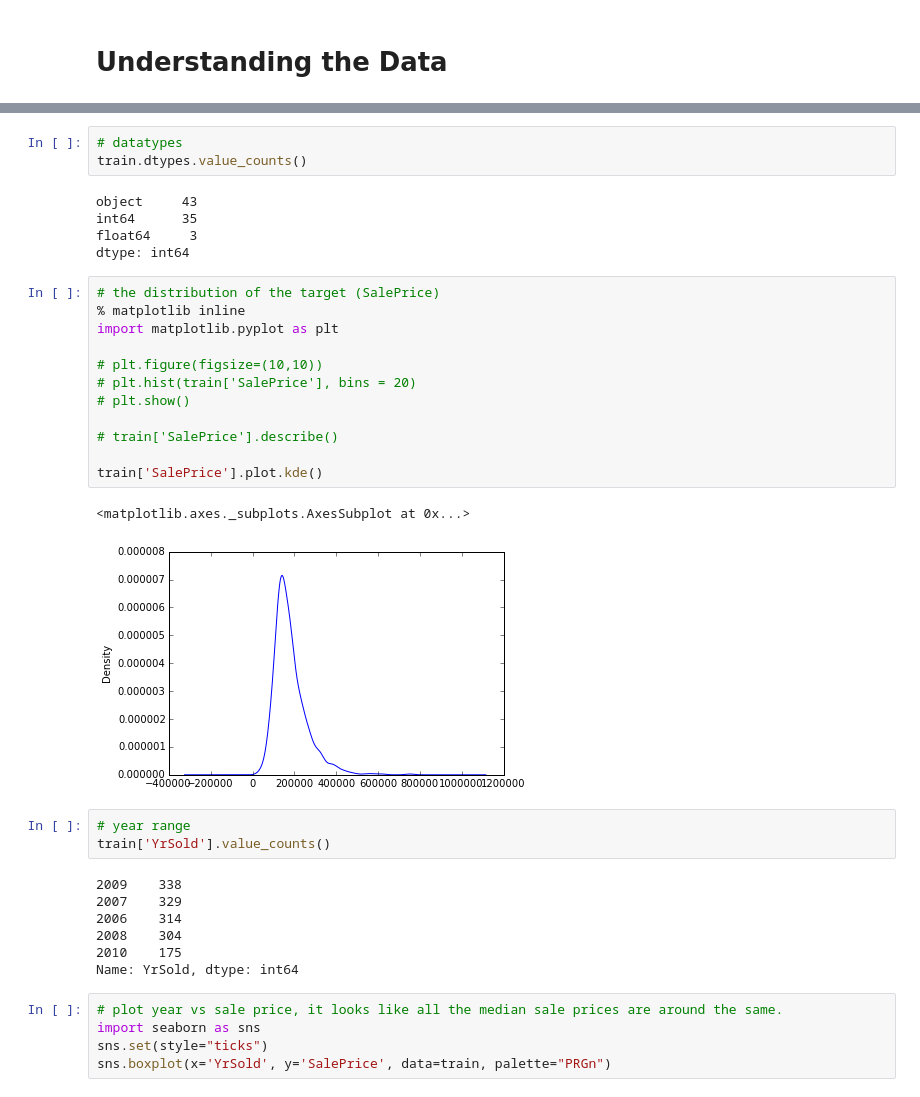
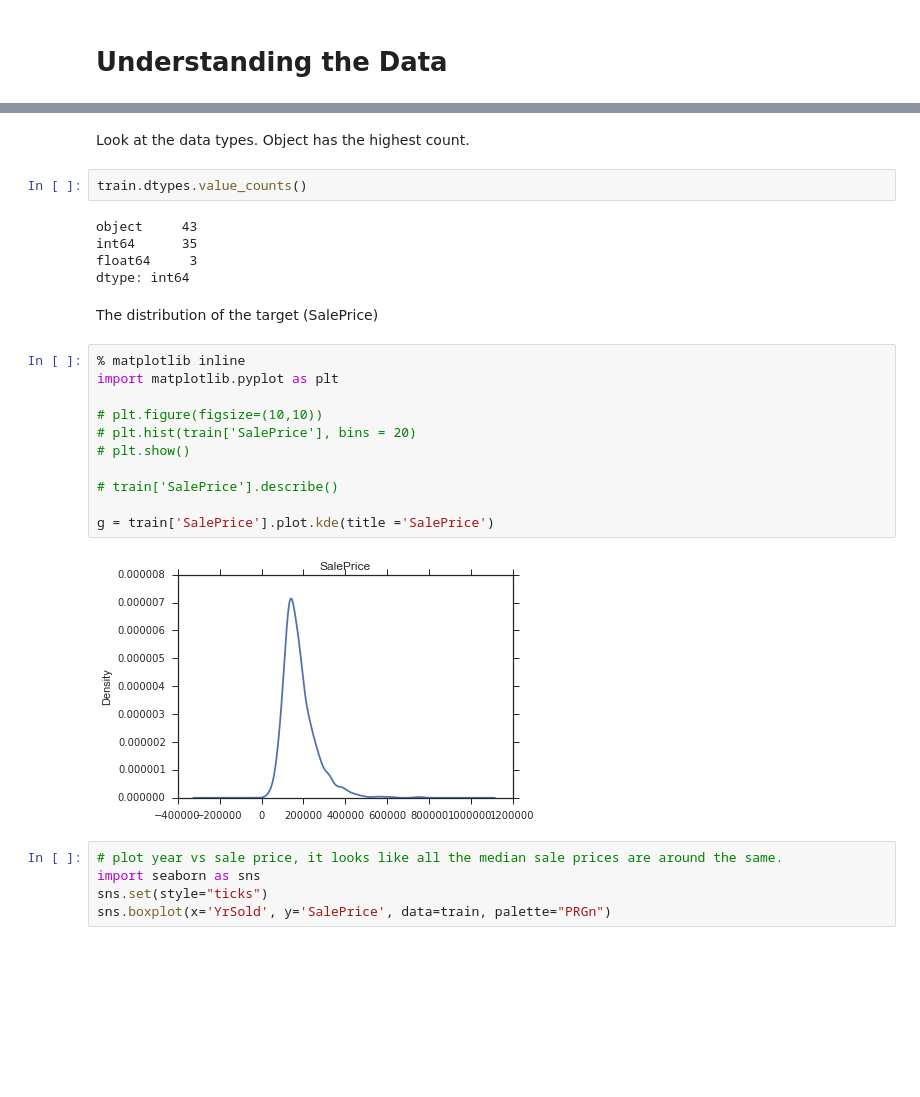
Before and after one commit to moyphilip/Ames-Housing, a Jupyter notebook: Ames-Housing-Notebook.ipynb, the cells around one changed output, grey strips where cells are left out. Saved outputs shown, nothing was run; the diff lists cells and outputs as text; blank space fills up the shorter version.

Commit message:
plot changes and formatting
added kde for all numeric data types, and fixed minor formatting

```diff
--- a/Ames-Housing-Notebook.ipynb
+++ b/Ames-Housing-Notebook.ipynb
@@ -57,36 +61,27 @@ array([ True,  True,  True,  True,  True,  True,  True,  True,  True,
+# %% [markdown]
+Look at the data types. Object has the highest count.
 # %%
-# datatypes
 train.dtypes.value_counts()
 # %% [output]
 object     43
 int64      35
 float64     3
 dtype: int64
+# %% [markdown]
+The distribution of the target (SalePrice)
 # %%
-# the distribution of the target (SalePrice)
 % matplotlib inline
 import matplotlib.pyplot as plt
 
 # plt.figure(figsize=(10,10))
 # plt.hist(train['SalePrice'], bins = 20)
 # plt.show()
 
 # train['SalePrice'].describe()
 
-train['SalePrice'].plot.kde()
+g = train['SalePrice'].plot.kde(title ='SalePrice')
 # %% [output]
-<matplotlib.axes._subplots.AxesSubplot at 0x...>
-[figure, old version]
+[figure, new version]
-# %%
-# year range
-train['YrSold'].value_counts()
-# %% [output]
-2009    338
-2007    329
-2006    314
-2008    304
-2010    175
-Name: YrSold, dtype: int64
 # %%
 # plot year vs sale price, it looks like all the median sale prices are around the same.
 import seaborn as sns
```
Also changed, not shown: parts of 12 cells of this notebook.
